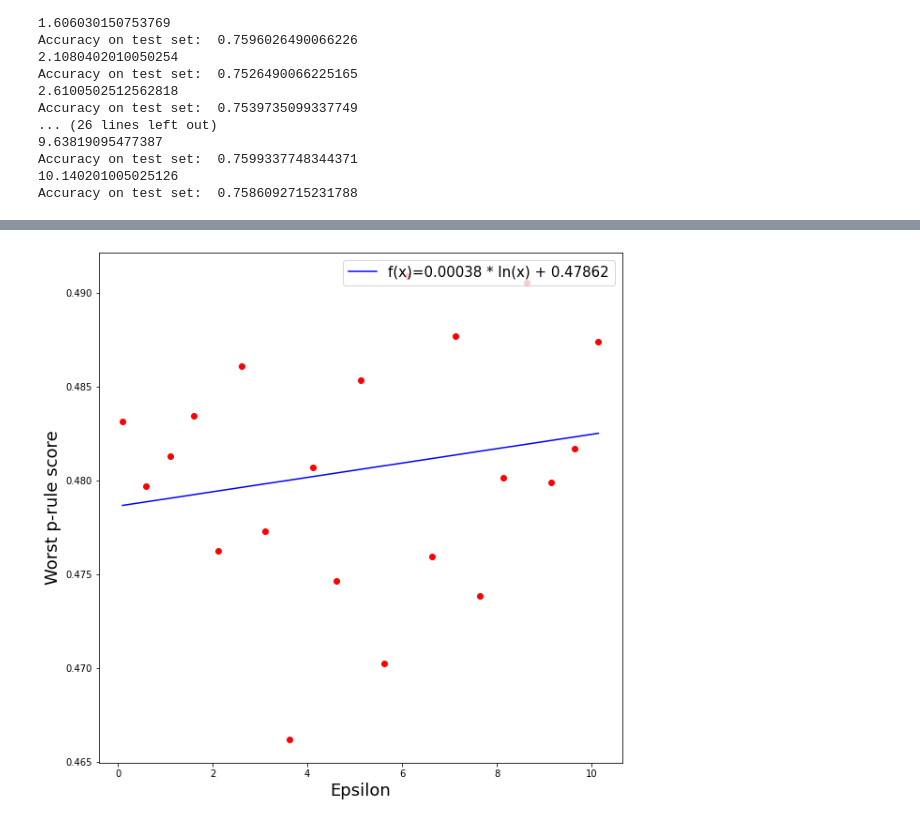
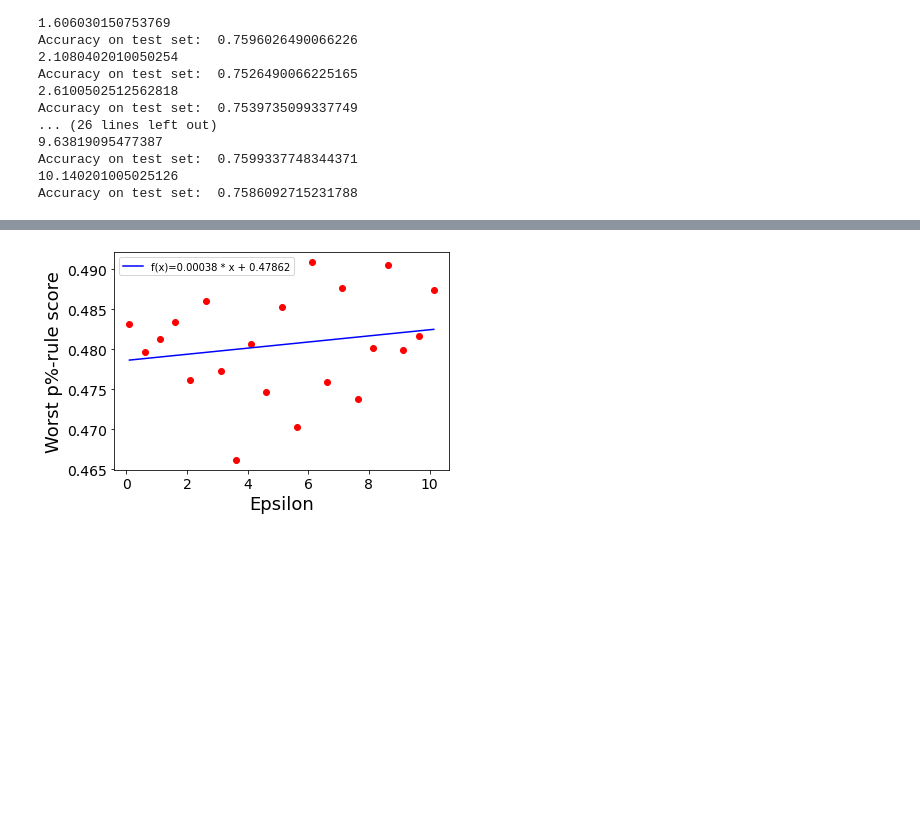
Before and after one commit to ramuld12/bachelorThesis, a Jupyter notebook: Fully-Connected Linear Network Privacy.ipynb, the cells around one changed output, grey strips where cells are left out. Cells and saved outputs as stored; diff of their text form; code cells hidden in the pictures; blank space fills up the shorter version.

```diff
--- a/Fully-Connected Linear Network Privacy.ipynb
+++ b/Fully-Connected Linear Network Privacy.ipynb
@@ -691,15 +695,16 @@ est = sm.OLS(pRuleMinArr, X2)
 est2 = est.fit()
 print(est2.summary())
 
-plt.figure(figsize=(10,10))
+plt.figure()
 plt.scatter(epsilons, pRuleMinArr, color='r')
-plt.plot(epsilons, m*epsilons + b, color='b', label='f(x)='+"{:.5f}".format(m)+' * ln(x) + '+ "{:.5f}".format(b))
+plt.plot(epsilons, m*epsilons + b, color='b', label='f(x)='+"{:.5f}".format(m)+' * x + '+ "{:.5f}".format(b))
 plt.xlabel("Epsilon", fontsize=18)
-plt.ylabel("Worst p-rule score", fontsize=18)
-
+plt.ylabel("Worst p%-rule score", fontsize=18)
+plt.xticks(fontsize=14)
+plt.yticks(fontsize=14)
 #plt.text(18, min(pRuleMinArr),'statistically significant with P ≤ 0.001', fontsize=15,  color='black',style='italic', bbox={'facecolor': 'grey', 'alpha': 0.01, 'pad': 5})
 
-plt.legend(loc="upper right", fontsize=15)
+plt.legend(loc="upper left", fontsize=10)
 plt.savefig('PCAOfficialMin.png', bbox_inches='tight')
 plt.show()
 # %% [output]
@@ -713,14 +718,14 @@ Time:                        18:08:53   Log-Likelihood:                 77.177
 No. Observations:                  21   AIC:                            -150.4
 Df Residuals:                      19   BIC:                            -148.3
 Df Model:                           1
 Covariance Type:            nonrobust
 ==============================================================================
 ... (9 lines left out)
 ==============================================================================
 
 Notes:
 [1] Standard Errors assume that the covariance matrix of the errors is correctly specified.
-[figure, old version]
+[figure, new version]
 # %%
 # PLOT OFFICIAL P-RULE Mean
 m, b = np.polyfit(epsilons, pRuleMeanArr, 1)
```
Also changed, not shown: parts of 9 cells of this notebook, 1 other file.
